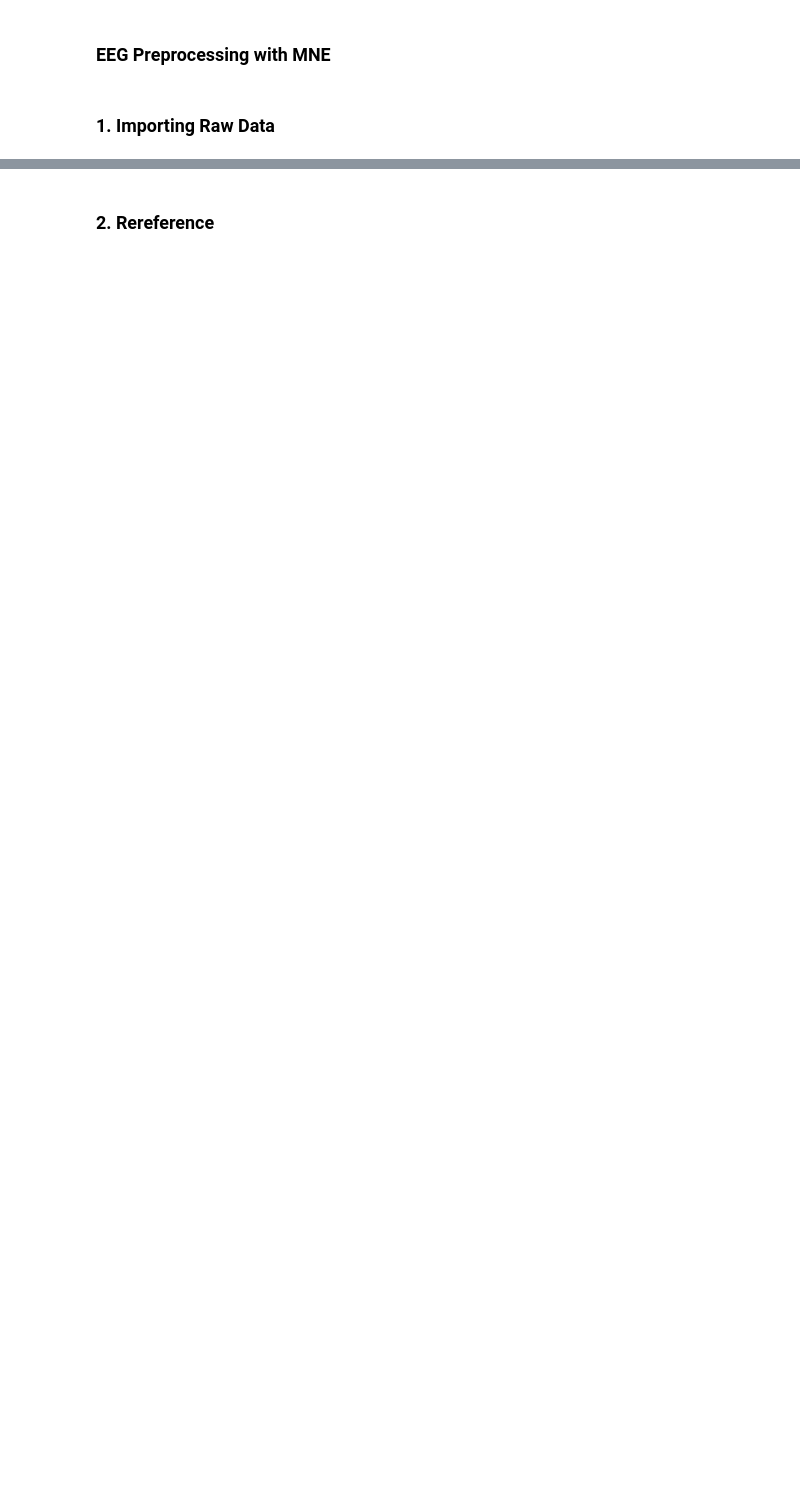
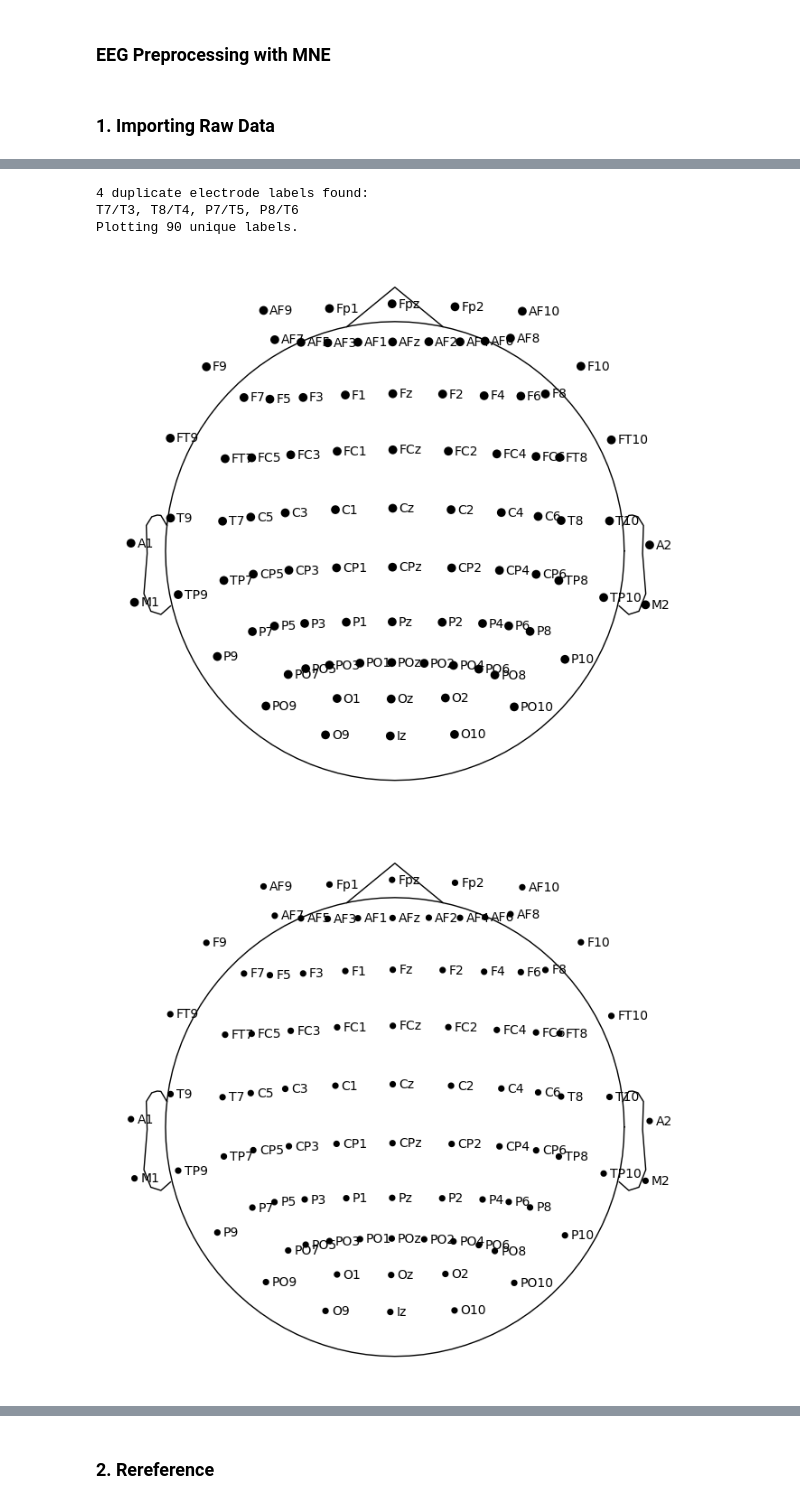
Before and after one commit to tut211302/eeg-mri-aging-analysis, a Jupyter notebook: jupyter_notebook/MNE-Preprocessing.ipynb, the cells around one changed output, grey strips where cells are left out. Drawn from its saved outputs; the diff is of its cells as text; code cells hidden in the pictures; blank space fills up the shorter version.

```diff
--- a/jupyter_notebook/MNE-Preprocessing.ipynb
+++ b/jupyter_notebook/MNE-Preprocessing.ipynb
@@ -63,3 +46,11 @@ raw.set_montage(montage, on_missing='raise')
 |  | Filters |  |
 |  | Highpass | 0.02 Hz |
 |  | Lowpass | 1000.00 Hz |
+# %%
+montage.plot(show_names=True)  # Plot the montage to visualize channel locations
+# %% [output]
+4 duplicate electrode labels found:
+T7/T3, T8/T4, P7/T5, P8/T6
+Plotting 90 unique labels.
+[figure, added]
+[figure, added]
```
Also changed, not shown: parts of 14 cells of this notebook, 9 other files.
